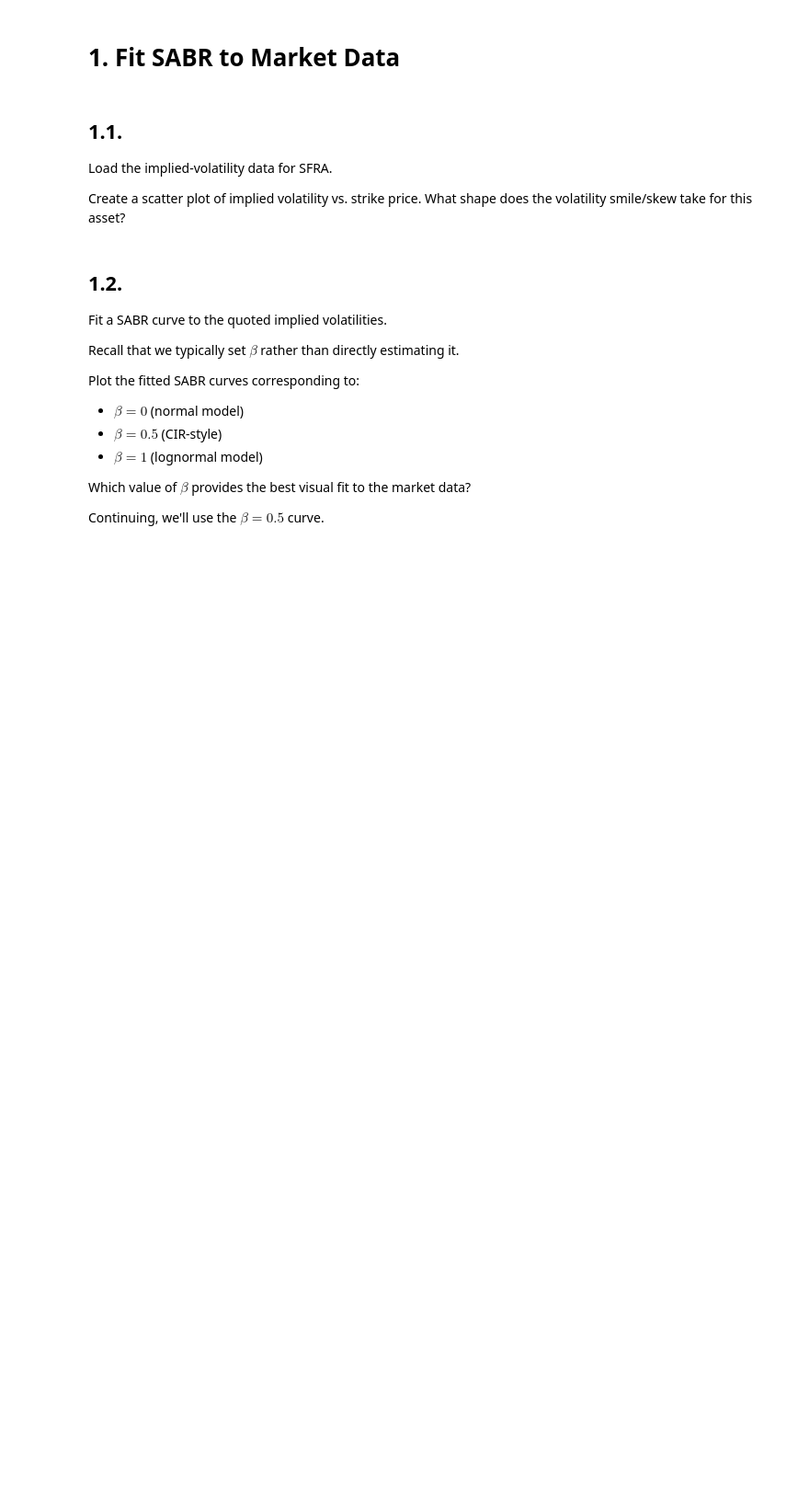
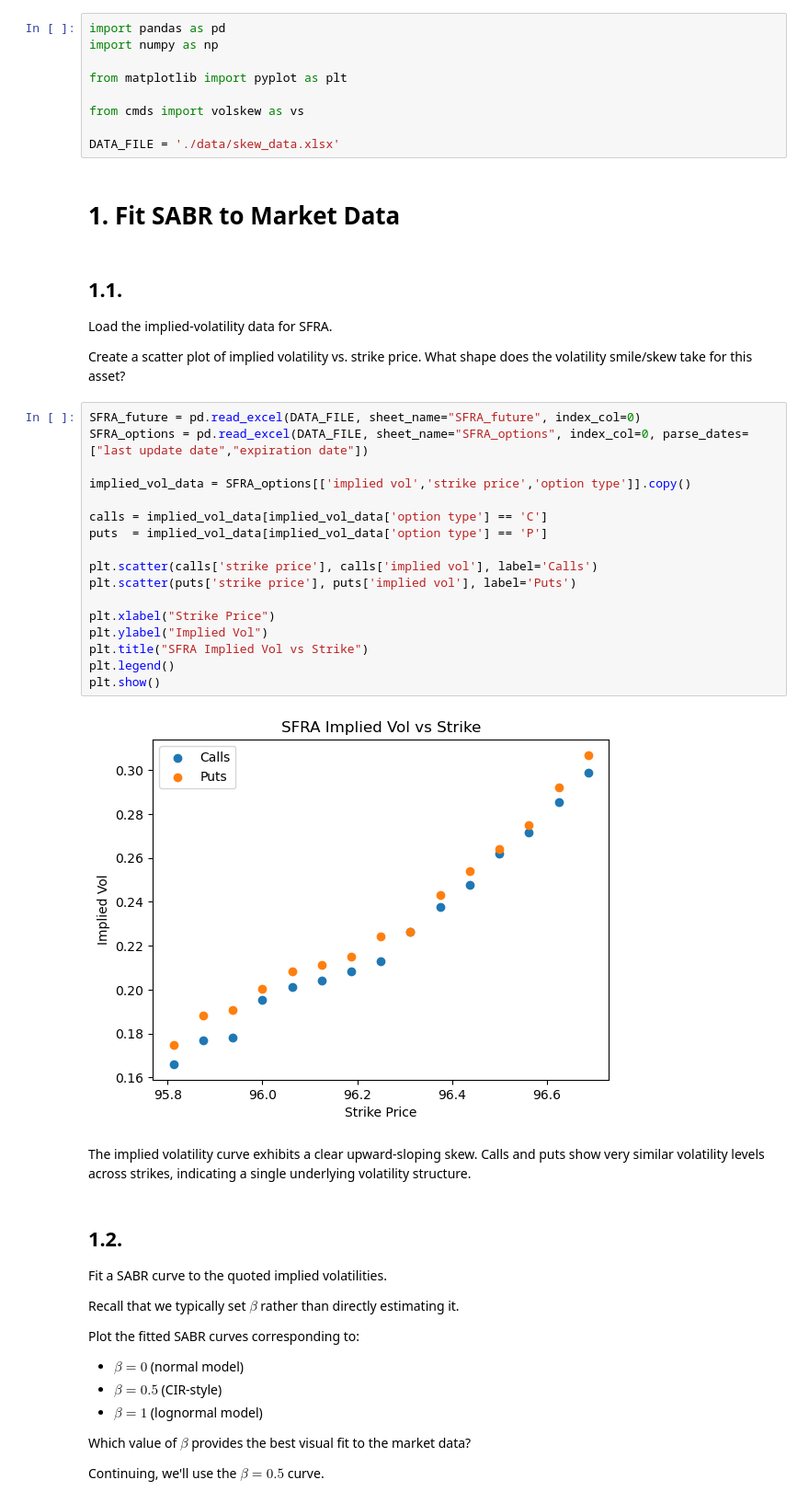
Before and after one commit to reecevdw/FINM-375-GROUP-B, a Jupyter notebook: hw3/E.8.1.%20SABR%20Calibration%20and%20Hedging.ipynb, the cells around one changed output. Shown at 92% size. Drawn from its saved outputs; the diff is of its cells as text; blank space fills up the shorter version.

```diff
--- a/hw3/E.8.1.%20SABR%20Calibration%20and%20Hedging.ipynb
+++ b/hw3/E.8.1.%20SABR%20Calibration%20and%20Hedging.ipynb
@@ -18,6 +18,15 @@ For each ticker there are two sheets:
 Throughout this exercise, use **`SFRA`** (3-Month SOFR futures).
 
 Feel free to use the `sabr` and `sabrATM` functions in `cmds/volskew.py`.
+# %%
+import pandas as pd
+import numpy as np
+
+from matplotlib import pyplot as plt
+
+from cmds import volskew as vs
+
+DATA_FILE = './data/skew_data.xlsx'
 # %% [markdown]
 # 1. Fit SABR to Market Data
 # %% [markdown]
@@ -27,6 +36,27 @@ Load the implied-volatility data for SFRA.
 
 Create a scatter plot of implied volatility vs. strike price.
 What shape does the volatility smile/skew take for this asset?
+# %%
+SFRA_future = pd.read_excel(DATA_FILE, sheet_name="SFRA_future", index_col=0)
+SFRA_options = pd.read_excel(DATA_FILE, sheet_name="SFRA_options", index_col=0, parse_dates=["last update date","expiration date"])
+
+implied_vol_data = SFRA_options[['implied vol','strike price','option type']].copy()
+
+calls = implied_vol_data[implied_vol_data['option type'] == 'C']
+puts  = implied_vol_data[implied_vol_data['option type'] == 'P']
+
+plt.scatter(calls['strike price'], calls['implied vol'], label='Calls')
+plt.scatter(puts['strike price'], puts['implied vol'], label='Puts')
+
+plt.xlabel("Strike Price")
+plt.ylabel("Implied Vol")
+plt.title("SFRA Implied Vol vs Strike")
+plt.legend()
+plt.show()
+# %% [output]
+[figure, added]
+# %% [markdown]
+The implied volatility curve exhibits a clear upward-sloping skew. Calls and puts show very similar volatility levels across strikes, indicating a single underlying volatility structure.
 # %% [markdown]
 ## 1.2.
 
```
Also changed, not shown: parts of 4 cells of this notebook, 1 other file.
